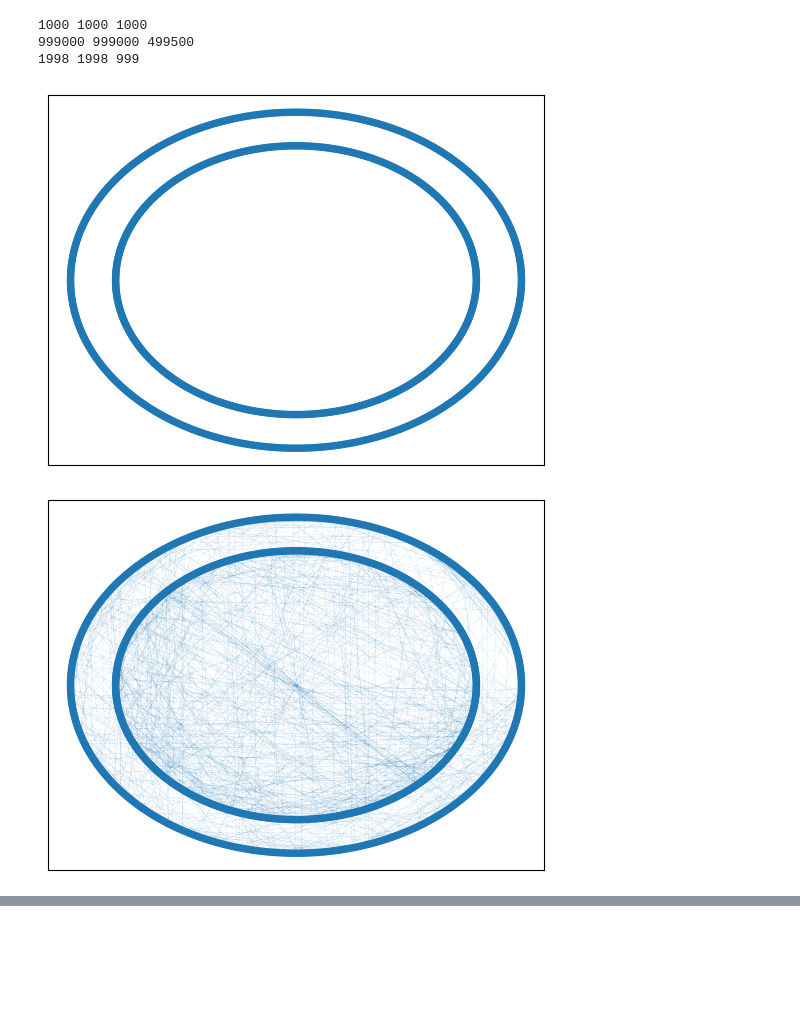
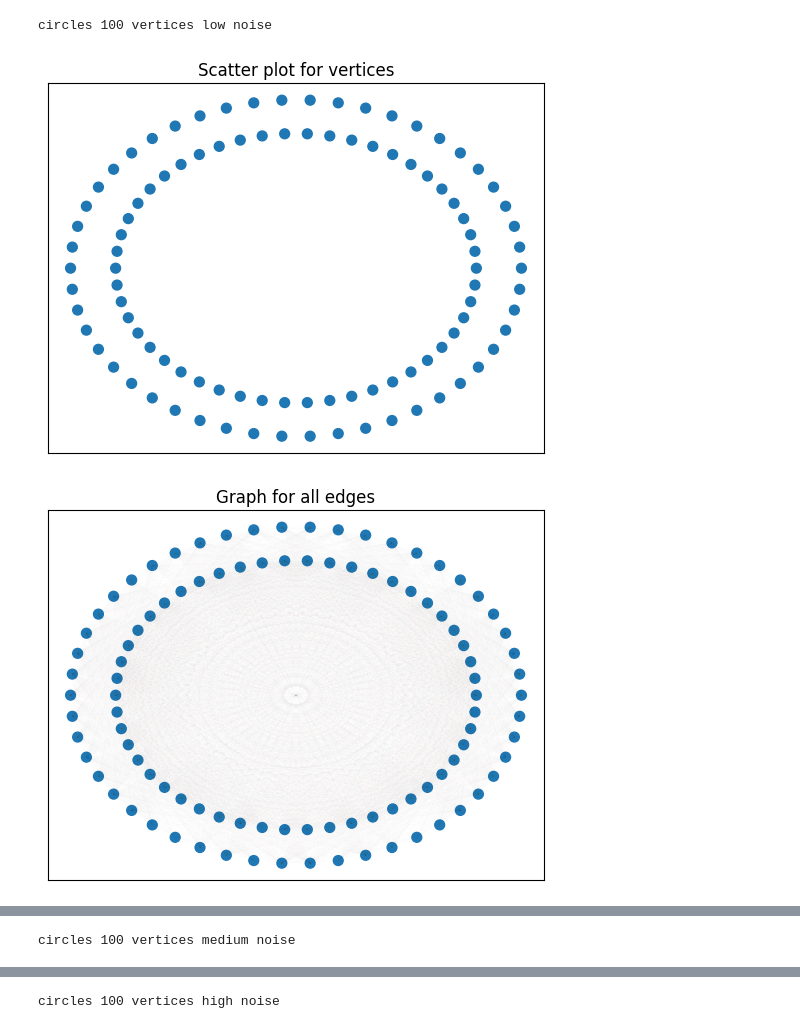
Before and after one commit to smitssjors/mpa, a Jupyter notebook: visualization.ipynb, the cells around one changed output, grey strips where cells are left out. Drawn from its saved outputs; the diff is of its cells as text; code cells hidden in the pictures; blank space fills up the shorter version.

```diff
--- a/visualization.ipynb
+++ b/visualization.ipynb
@@ -86,26 +156,0 @@ plt.show()
-# %%
-# Circles
-( vertices, edges, mst) = loadData('circles-1000')
-
-plt.scatter("a", "b", "s", data=vertices)
-
-frame1 = plt.gca()
-frame1.axes.xaxis.set_ticks([])
-frame1.axes.yaxis.set_ticks([])
-
-plt.show()
-
-plt.scatter("a", "b", "s", data=vertices)
-plt.plot(mst["x"], mst["y"], linewidth=0.05)
-
-frame1 = plt.gca()
-frame1.axes.xaxis.set_ticks([])
-frame1.axes.yaxis.set_ticks([])
-
-plt.show()
-# %% [output]
-1000 1000 1000
-999000 999000 499500
-1998 1998 999
-[figure, removed]
-[figure, removed]
@@ -111,0 +209,16 @@ plt.show()
+# %%
+# Circles 100 vertices Low Noise
+print ('circles 100 vertices low noise')
+visualize('circles-100-low')
+
+# Circles 100 vertices Medium Noise
+print ('circles 100 vertices medium noise')
+visualize('circles-100-medium')
+
+# Circles 100 vertices High Noise
+print ('circles 100 vertices high noise')
+visualize('circles-100-high')
+# %% [output]
+circles 100 vertices low noise
+[figure, added]
+[figure, added]
@@ -111,0 +226 @@ plt.show()
+circles 100 vertices medium noise
@@ -111,0 +230 @@ plt.show()
+circles 100 vertices high noise
```
Also changed, not shown: parts of 5 cells of this notebook.
